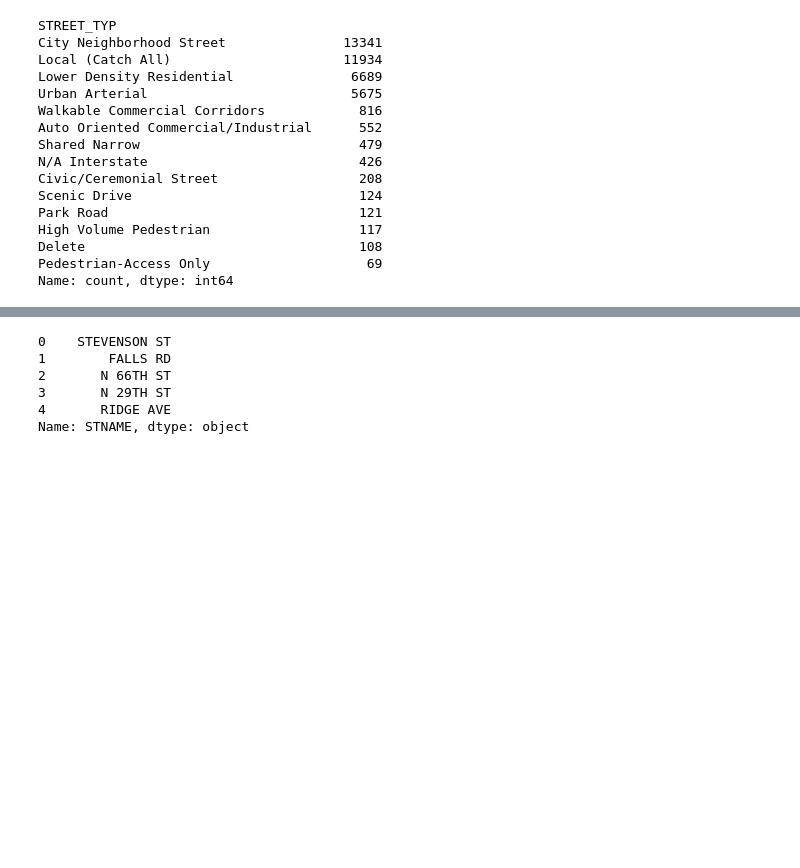
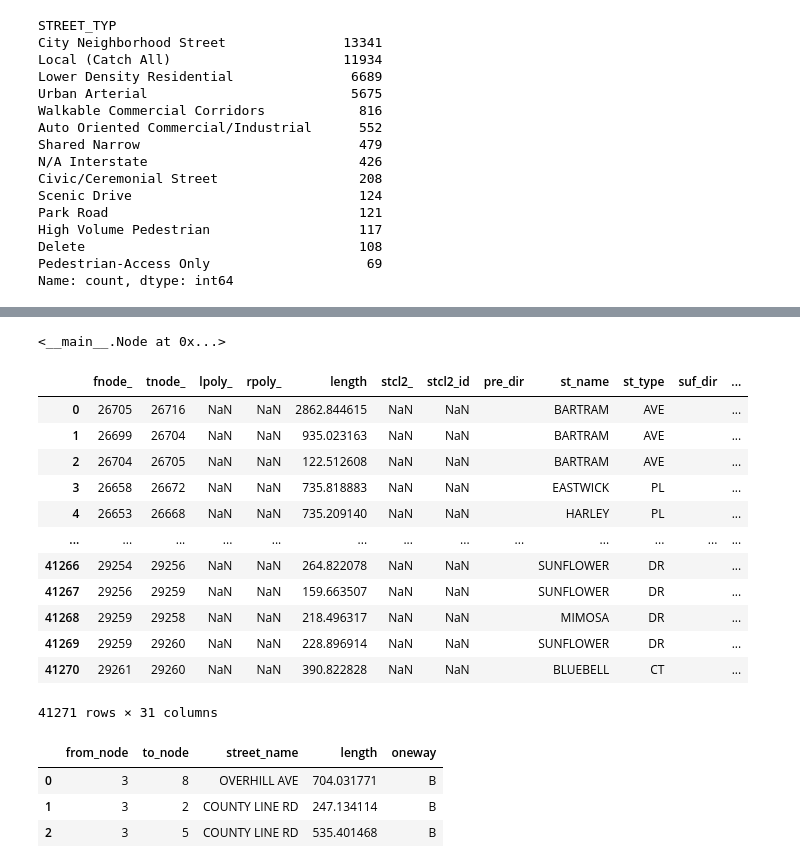
Before and after one commit to kjl346/Parkadelphia-v2, a Jupyter notebook: src/exploring.ipynb, the cells around one changed output, grey strips where cells are left out. Cells and saved outputs as stored; diff of their text form; code cells hidden in the pictures; blank space fills up the shorter version.

Commit message:
Graph ds build

```diff
--- a/src/exploring.ipynb
+++ b/src/exploring.ipynb
@@ -78,6 +129,3 @@ High Volume Pedestrian                   117
 Delete                                   108
 Pedestrian-Access Only                    69
 Name: count, dtype: int64
-# %%
-pd.set_option('display.max_columns', 10)
-complete_streets[complete_streets.STNAME.str.strip() == 'N FRONT ST']
@@ -98,9 +131,0 @@ complete_streets[complete_streets.STNAME.str.strip() == 'N FRONT ST']
-# %%
-complete_streets.STNAME
-# %% [output]
-0    STEVENSON ST
-1        FALLS RD
-2       N 66TH ST
-3       N 29TH ST
-4       RIDGE AVE
-Name: STNAME, dtype: object
@@ -106,0 +189,21 @@ Name: STNAME, dtype: object
+# %%
+philly_streets = Graph()
+philly_streets.get_or_create_node(1)
+# %% [output]
+<__main__.Node at 0x...>
+# %%
+street_centerlines
+# %% [output]
+|  | fnode_ | tnode_ | lpoly_ | rpoly_ | length | stcl2_ | stcl2_id | pre_dir | st_name | st_type | suf_dir | ... |
+| 0 | 26705 | 26716 | NaN | NaN | 2862.844615 | NaN | NaN |  | BARTRAM | AVE |  | ... |
+| 1 | 26699 | 26704 | NaN | NaN | 935.023163 | NaN | NaN |  | BARTRAM | AVE |  | ... |
+| 2 | 26704 | 26705 | NaN | NaN | 122.512608 | NaN | NaN |  | BARTRAM | AVE |  | ... |
+| 3 | 26658 | 26672 | NaN | NaN | 735.818883 | NaN | NaN |  | EASTWICK | PL |  | ... |
+| 4 | 26653 | 26668 | NaN | NaN | 735.209140 | NaN | NaN |  | HARLEY | PL |  | ... |
+| ... | ... | ... | ... | ... | ... | ... | ... | ... | ... | ... | ... | ... |
+| 41266 | 29254 | 29256 | NaN | NaN | 264.822078 | NaN | NaN |  | SUNFLOWER | DR |  | ... |
+| 41267 | 29256 | 29259 | NaN | NaN | 159.663507 | NaN | NaN |  | SUNFLOWER | DR |  | ... |
+| 41268 | 29259 | 29258 | NaN | NaN | 218.496317 | NaN | NaN |  | MIMOSA | DR |  | ... |
+| 41269 | 29259 | 29260 | NaN | NaN | 228.896914 | NaN | NaN |  | SUNFLOWER | DR |  | ... |
+| 41270 | 29261 | 29260 | NaN | NaN | 390.822828 | NaN | NaN |  | BLUEBELL | CT |  | ... |
+41271 rows × 31 columns
@@ -106,0 +244,7 @@ Name: STNAME, dtype: object
+# %%
+x
+# %% [output]
+|  | from_node | to_node | street_name | length | oneway |
+| 0 | 3 | 8 | OVERHILL AVE | 704.031771 | B |
+| 1 | 3 | 2 | COUNTY LINE RD | 247.134114 | B |
+| 2 | 3 | 5 | COUNTY LINE RD | 535.401468 | B |
```
Also changed, not shown: parts of 16 cells of this notebook, 2 other files.
